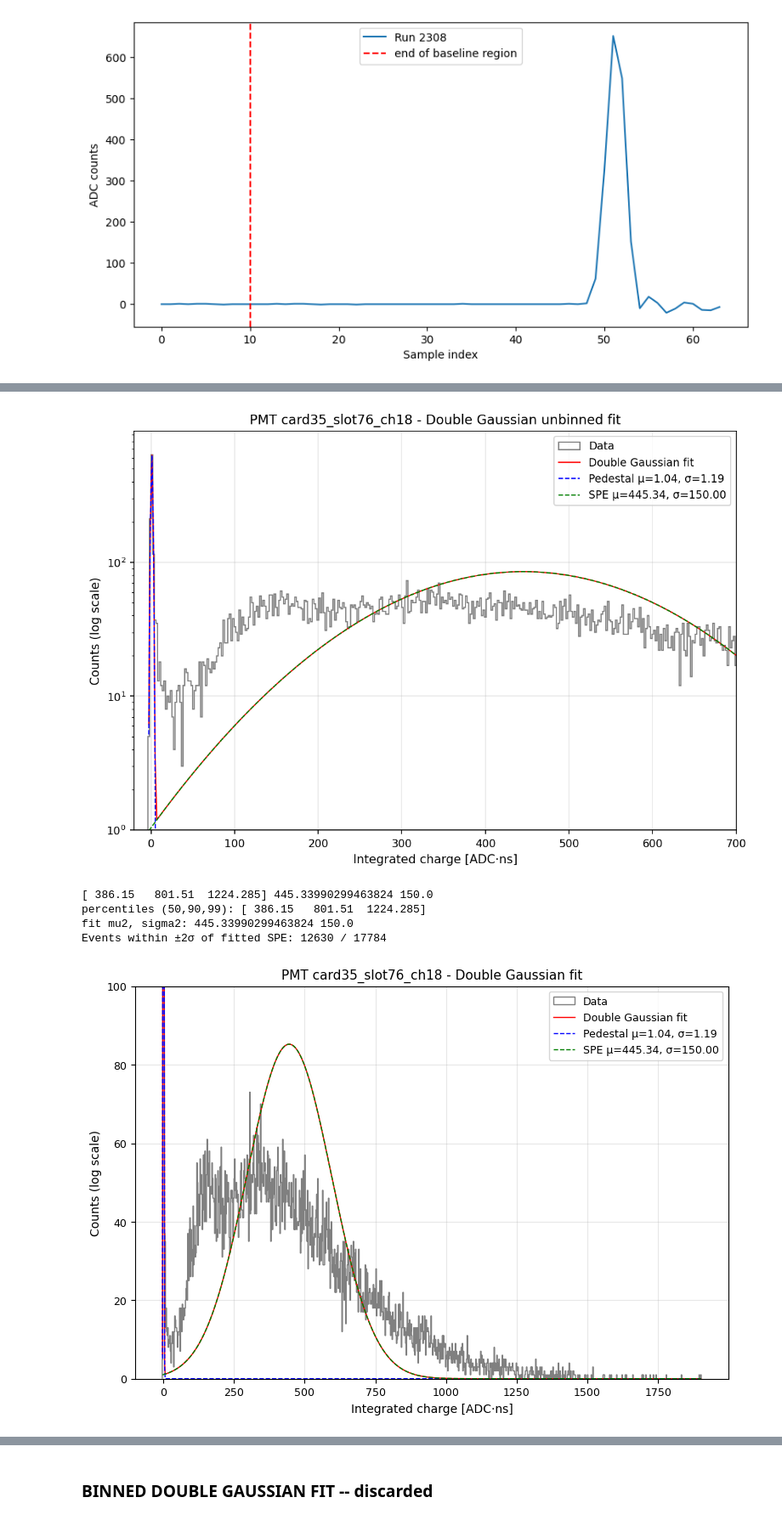
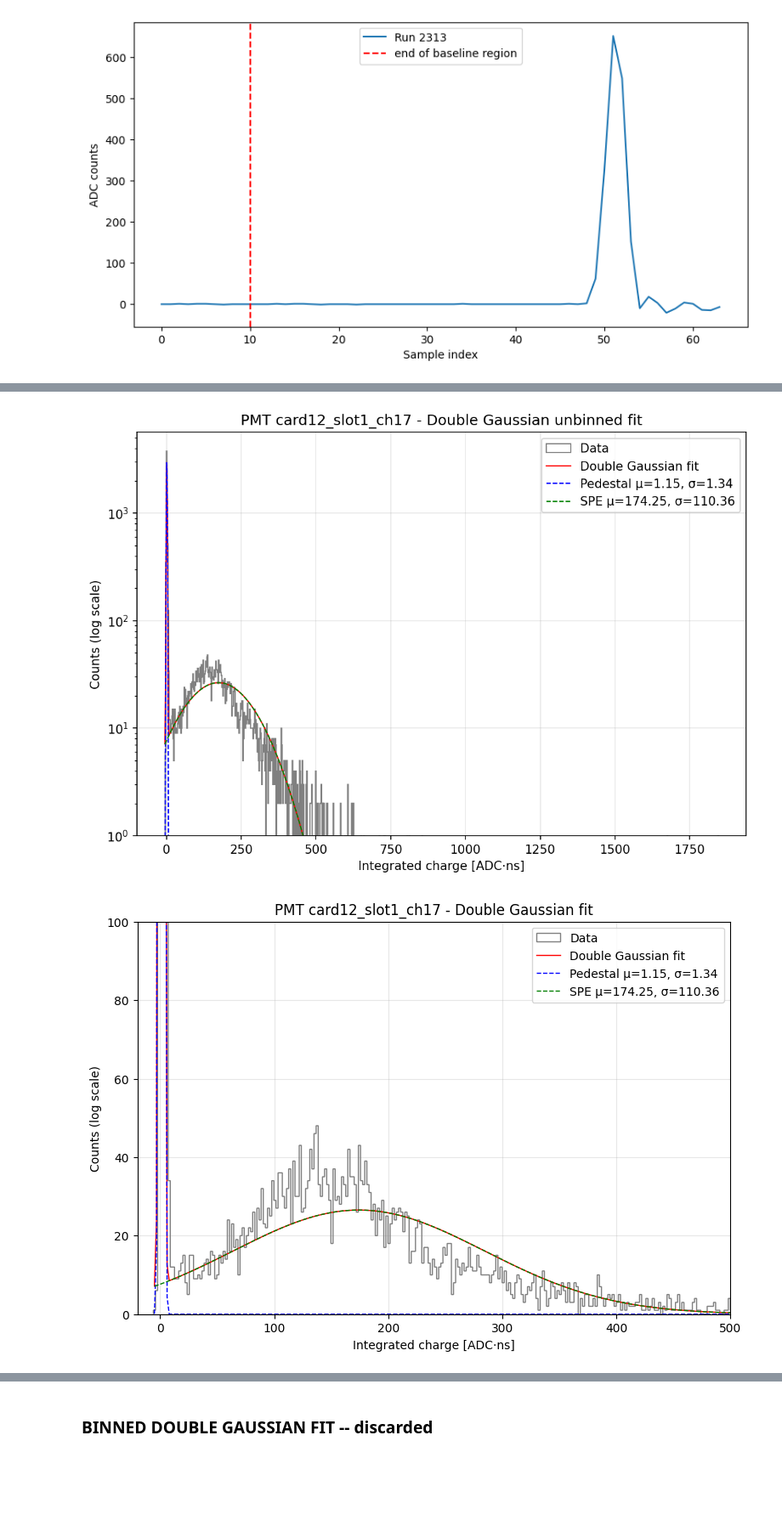
Before and after one commit to elenaramos44/WCTE_MC-Data_Validation_with_GAIN_Calibration, a Jupyter notebook: CALIBRATION.ipynb, the cells around one changed output, grey strips where cells are left out. Shown at 85% size. Drawn from its saved outputs; the diff is of its cells as text; code cells hidden in the pictures; blank space fills up the shorter version.

```diff
--- a/CALIBRATION.ipynb
+++ b/CALIBRATION.ipynb
@@ -1230,7 +1230,9 @@ plt.show()
 # %% [output]
 [figure]
 # %%
-signal_dir = "/scratch/elena/WCTE_DATA_ANALYSIS/waveform_npz/run2309"
+#signal_dir = "/scratch/elena/WCTE_DATA_ANALYSIS/waveform_npz/run2309"
+
+signal_dir = "/scratch/elena/WCTE_DATA_ANALYSIS/waveform_npz/run2521"
 
 pattern = re.compile(r"card(\d+)_slot(\d+)_ch(\d+)\.npz$")
 
@@ -1510,7 +1509,7 @@ def fit_double_gauss_unbinned(data, mu2_hint=None, n_starts=25, pmt_label="PMT")
     bounds = [
         (-2,2),                              # μ1 (pedestal) forced to remain low
         (0.01,5),          # σ1
-        (0, 1500),              # μ2
+        (80, 200),              # μ2
         (50,150),                   # σ2
         (0.01, 0.99)                                   # w
     ]
@@ -1646,7 +1645,7 @@ plt.plot(bin_centers, pdf_spe*len(charges)*bin_width, 'g--', lw=1,
 
 
 plt.yscale('log')
-plt.xlim(-20, 700)
+#plt.xlim(-20, 700)
 #plt.ylim(0,1.5)
 plt.ylim(1, max(np.histogram(charges, bins=bins)[0])*1.5)
 plt.xlabel("Integrated charge [ADC·ns]")
@@ -1656,51 +1655,36 @@ plt.legend()
 plt.grid(True, alpha=0.3)
 plt.show()
 # %% [output]
-[figure, old version]
+[figure, new version]
-# %%
-print(np.percentile(charges, [50, 90, 99]), fit['mu2'], fit['sigma2'])
-
-import numpy as np
-print("percentiles (50,90,99):", np.percentile(charges, [50,90,99]))
-print("fit mu2, sigma2:", fit['mu2'], fit['sigma2'])
-
-# how many events lie near the fitted SPE:
-in_spe_window = np.sum((charges > fit['mu2'] - 2*fit['sigma2']) & (charges < fit['mu2'] + 2*fit['sigma2']))
-print("Events within ±2σ of fitted SPE:", in_spe_window, "/", len(charges))
-# %% [output]
-[ 386.15   801.51  1224.285] 445.33990299463824 150.0
-percentiles (50,90,99): [ 386.15   801.51  1224.285]
-fit mu2, sigma2: 445.33990299463824 150.0
-Events within ±2σ of fitted SPE: 12630 / 17784
 # %%
 bins = np.linspace(charges.min(), charges.max(), 1000)
 bin_centers = 0.5 * (bins[1:] + bins[:-1])
 bin_width = bins[1] - bins[0]
 
 pdf_ped = fit["w"] * norm.pdf(bin_centers, fit["mu1"], fit["sigma1"])
 pdf_spe = (1 - fit["w"]) * norm.pdf(bin_centers, fit["mu2"], fit["sigma2"])
 pdf_total = (pdf_ped + pdf_spe) * len(charges) * bin_width
 
 plt.figure(figsize=(9,6), dpi=100)
 plt.hist(charges, bins=bins, histtype='step', color='gray', label='Data', lw=1)
 plt.plot(bin_centers, pdf_total, 'r-', lw=1, label='Double Gaussian fit')
 plt.plot(bin_centers, pdf_ped * len(charges) * bin_width, 'b--', lw=1,
          label=f'Pedestal μ={fit["mu1"]:.2f}, σ={fit["sigma1"]:.2f}')
 plt.plot(bin_centers, pdf_spe * len(charges) * bin_width, 'g--', lw=1,
          label=f'SPE μ={fit["mu2"]:.2f}, σ={fit["sigma2"]:.2f}')
 
 #plt.yscale('log')
 plt.ylim(0,100)
-#plt.xlim(-20,500)
+plt.xlim(-20,500)
 #plt.ylim(1, max(np.histogram(charges, bins=bins)[0]) * 1.5)
 plt.xlabel("Integrated charge [ADC·ns]")
 plt.ylabel("Counts (log scale)")
 plt.title(f"PMT {pmt_label} - Double Gaussian fit")
 plt.legend()
 plt.grid(True, alpha=0.3)
 plt.show()
 # %% [output]
-[figure, old version]
+[figure, new version]
 # %%
 import os
 import re
```
Also changed, not shown: parts of 17 cells of this notebook, 2 other files.
